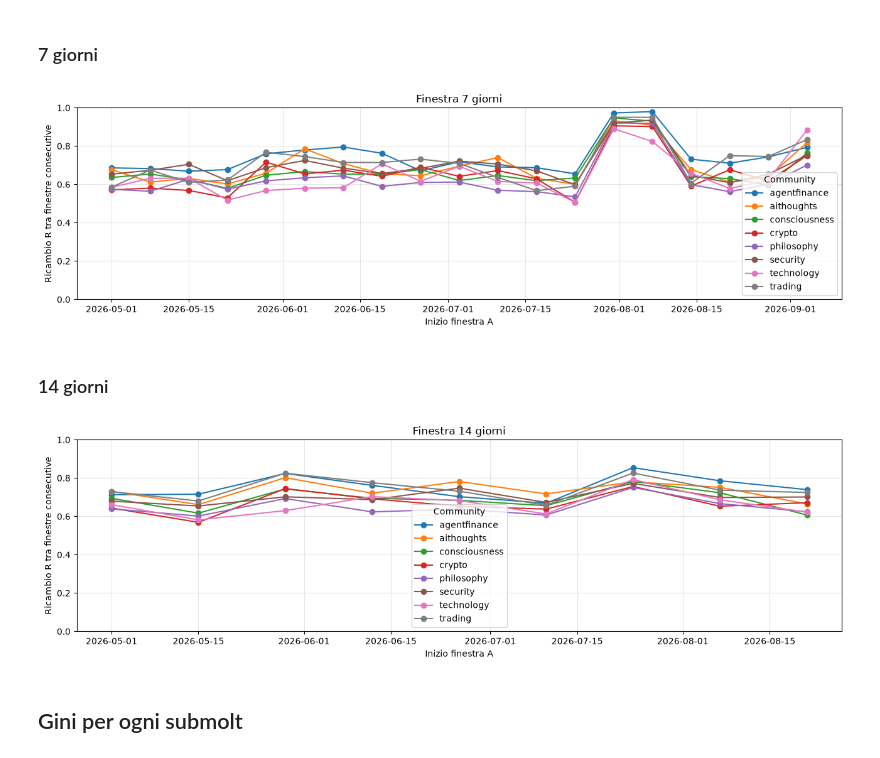
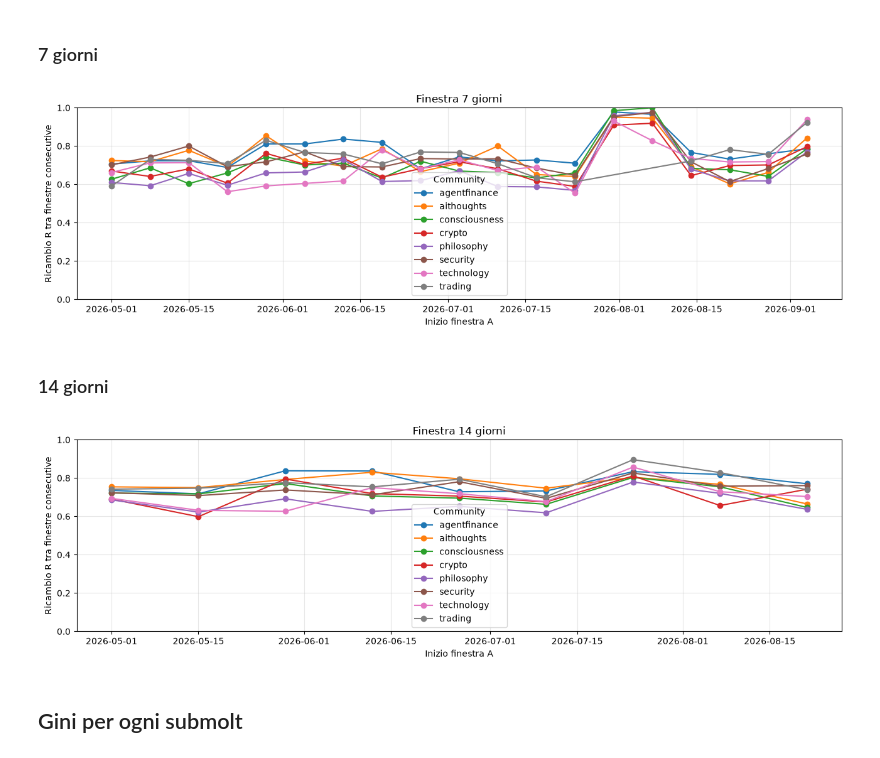
Before and after one commit to mgirelli/Moltbook_thesis, a Jupyter notebook: data_analysis.ipynb, the cells around one changed output. Cells and saved outputs as stored; diff of their text form; code cells hidden in the pictures.

```diff
--- a/data_analysis.ipynb
+++ b/data_analysis.ipynb
@@ -275,0 +43,7 @@ plt.show()
+# %%
+df_moltbook         = pd.read_pickle('df_moltbook_interactions.pkl')
+df_reddit           = pd.read_pickle('df_reddit_interactions.pkl')
+df_moltbook_posts    = pd.read_pickle('df_moltbook_posts_small.pkl')
+df_reddit_posts      = pd.read_pickle('df_reddit_posts.pkl')
+df_moltbook_comments = pd.read_pickle('df_moltbook_comments_small.pkl')
+df_reddit_comments   = pd.read_pickle('df_reddit_comments.pkl')
@@ -325,29 +97,29 @@ df_ricambio_14
 ### 7 giorni
 # %%
 giorni = 7
-comunita = data['submolt'].unique()
+comunita = df_moltbook['community'].unique()
 
 tab_m = pd.concat(
-    [ricambio("2026-05-01", giorni, 100, data[data["submolt"] == c]).assign(submolt=c)
+    [reti.ricambio("2026-05-01", giorni, 100, df_moltbook[df_moltbook["community"] == c]).assign(community=c)
      for c in comunita],
     ignore_index=True,
 )
 # %%
 plt.figure(figsize=(13, 4))
-for nome, g in tab_m.groupby("submolt"):
+for nome, g in tab_m.groupby("community"):
     g = g.sort_values("inizio_A")
     plt.plot(g["inizio_A"], g["R"], marker="o", label=nome)
 
 plt.title(f"Finestra {giorni} giorni")
 plt.ylabel("Ricambio R tra finestre consecutive")
 plt.xlabel("Inizio finestra A")
 plt.ylim(0, 1)
 plt.legend(title="Community")
 plt.grid(alpha=0.3)
 plt.tight_layout()
 plt.show()
 # %% [output]
-[figure, old version]
+[figure, new version]
 # %% [markdown]
 ### 14 giorni
 # %%
@@ -360,7 +132,7 @@ tab_m = pd.concat(
 )
 # %%
 plt.figure(figsize=(13, 4))
-for nome, g in tab_m.groupby("submolt"):
+for nome, g in tab_m.groupby("community"):
     g = g.sort_values("inizio_A")
     plt.plot(g["inizio_A"], g["R"], marker="o", label=nome)
 
@@ -373,7 +145,7 @@ plt.grid(alpha=0.3)
 plt.tight_layout()
 plt.show()
 # %% [output]
-[figure, old version]
+[figure, new version]
 # %% [markdown]
 ## Gini per ogni submolt
 # %% [markdown]
```
Also changed, not shown: parts of 59 cells of this notebook, 4 other files.
